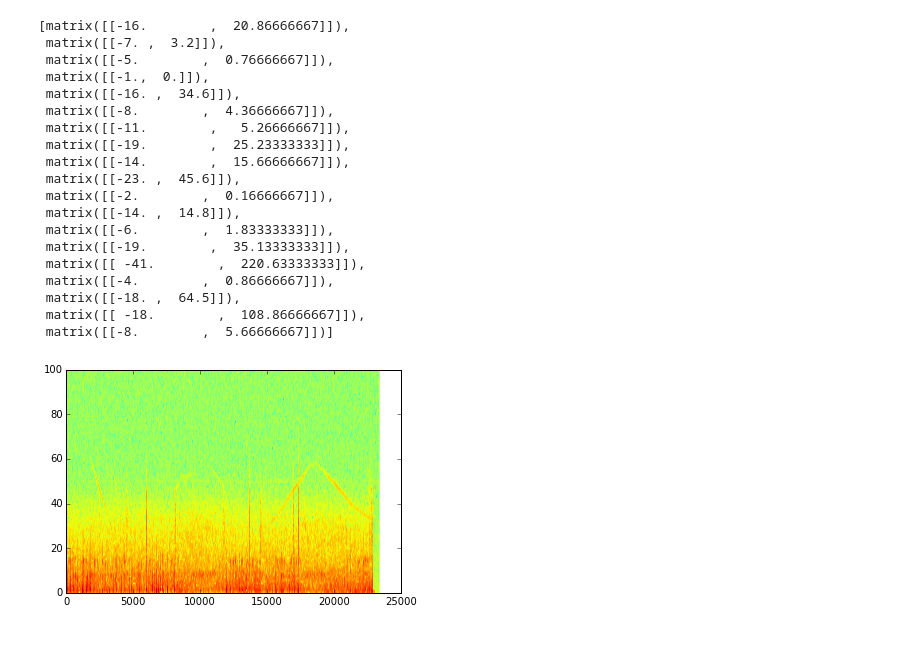
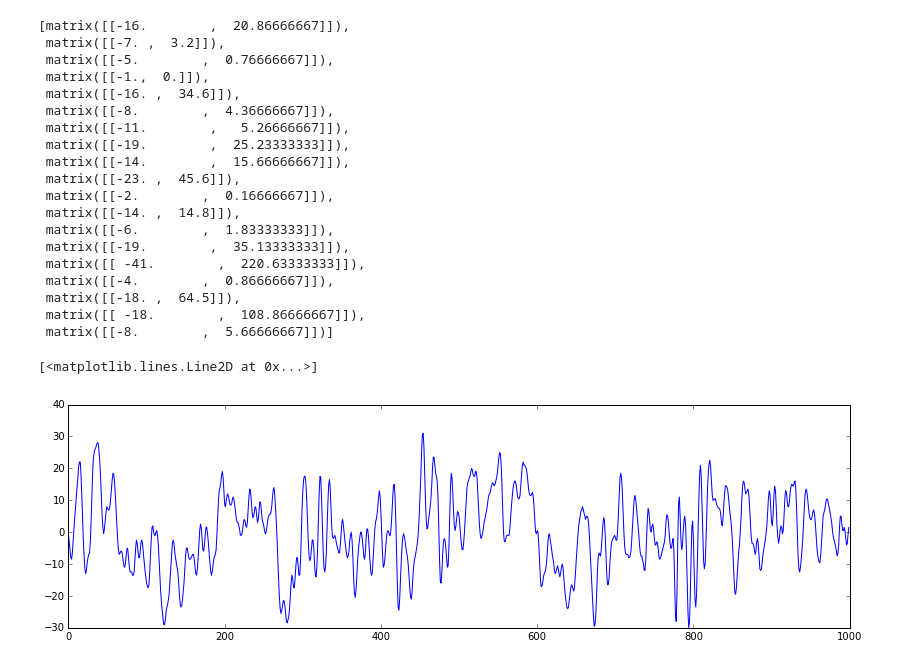
Before and after one commit to Nick-Ol/Ipython-Notebooks, a Jupyter notebook: Sleep/Sleep signal smoothing and feature research.ipynb, the cells around one changed output. Cells and saved outputs as stored; diff of their text form; code cells hidden in the pictures.

```diff
--- a/Sleep/Sleep signal smoothing.ipynb
+++ b/Sleep/Sleep signal smoothing and feature research.ipynb
@@ -26,6 +26,6 @@ def smooth(x,window_len=11,window='hanning'):
         y=np.convolve(w/w.sum(),s,mode='same')
         return y[window_len:-window_len+1]
 # %%
-signal = get_signal("subject13_FPz_A1.csv")
+signal = get_signal("subject3_FPz_A1.csv")
 len(signal)
 # %% [output]
@@ -126,7 +126,14 @@ deltas
  matrix([[-18. ,  64.5]]),
  matrix([[ -18.        ,  108.86666667]]),
  matrix([[-8.        ,  5.66666667]])]
-# %%
-spec1 = specgram(signal[start:(start + 10800*freq*span)], Fs = freq)
-# %% [output]
-[figure, removed]
+# %%
+start = 4020000
+Fs = 200
+windowTimeSpan = 5
+span = Fs*windowTimeSpan
+sample = signal[start:(start + span)]
+fig = figure(figsize=(14,4))
+plt.plot(sample)
+# %% [output]
+[<matplotlib.lines.Line2D at 0x...>]
+[figure, added]
```
Also changed, not shown: parts of 9 cells of this notebook.
